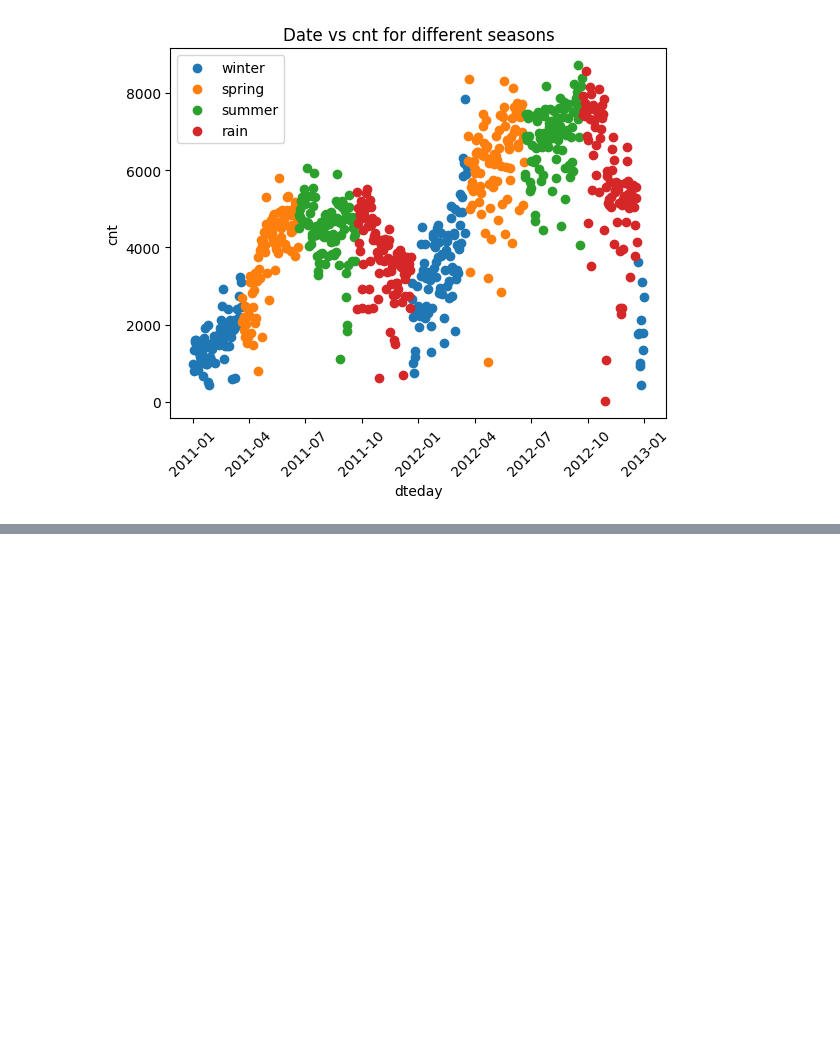
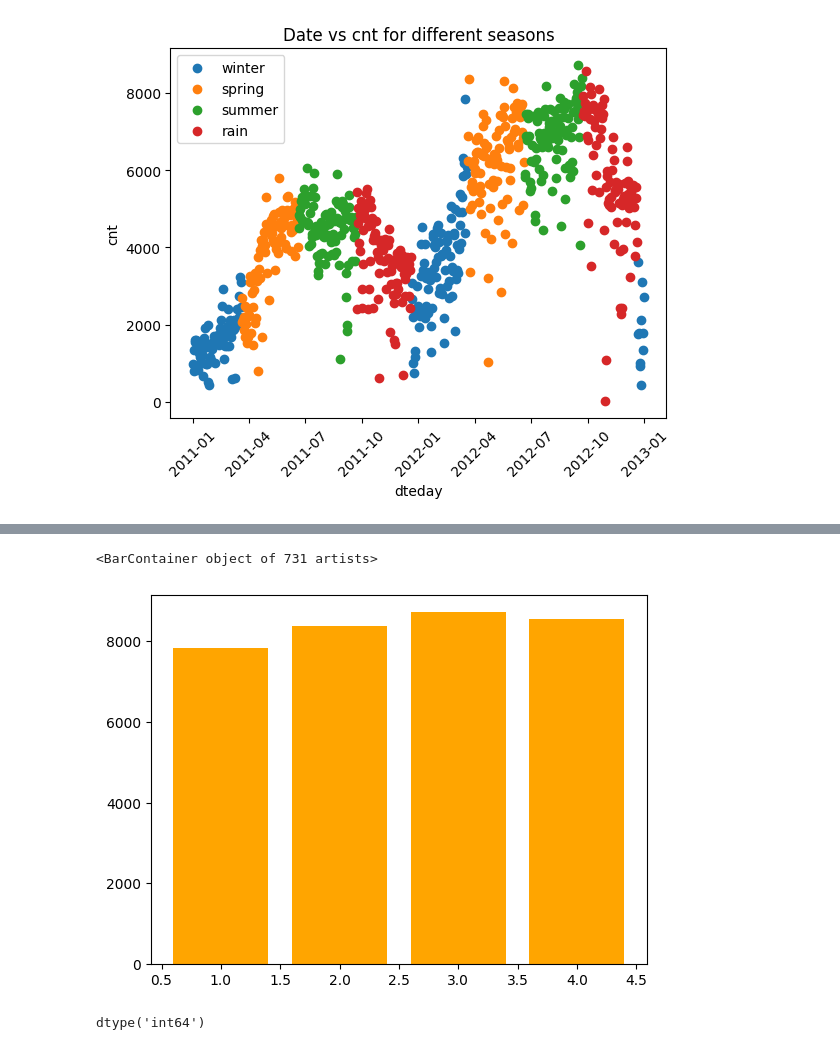
Before and after one commit to Aaditya-Singh0423/Machine-Learning, a Jupyter notebook: Visual_class_1/Visual_class_1/matplotlib.ipynb, the cells around one changed output, grey strips where cells are left out. Saved outputs shown, nothing was run; the diff lists cells and outputs as text; code cells hidden in the pictures; blank space fills up the shorter version.

```diff
--- a/Visual_class_1/Visual_class_1/matplotlib.ipynb
+++ b/Visual_class_1/Visual_class_1/matplotlib.ipynb
@@ -206,0 +221,9 @@ plt.show()
+# %%
+plt.bar(day['season'],day['cnt'],color='orange')              #bar plot
+# %% [output]
+<BarContainer object of 731 artists>
+[figure, added]
+# %%
+day["season"].dtype
+# %% [output]
+dtype('int64')
```
Also changed, not shown: parts of 8 cells of this notebook.
